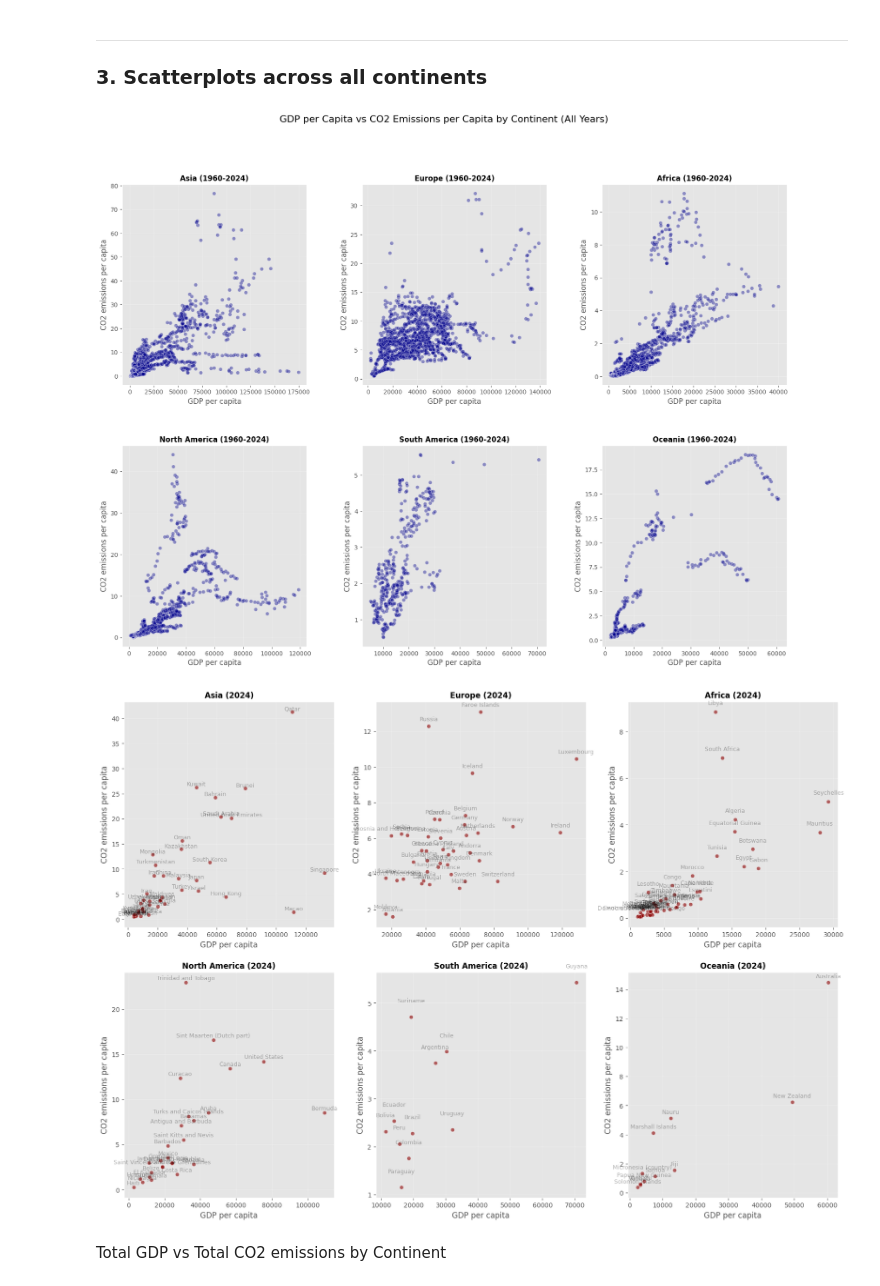
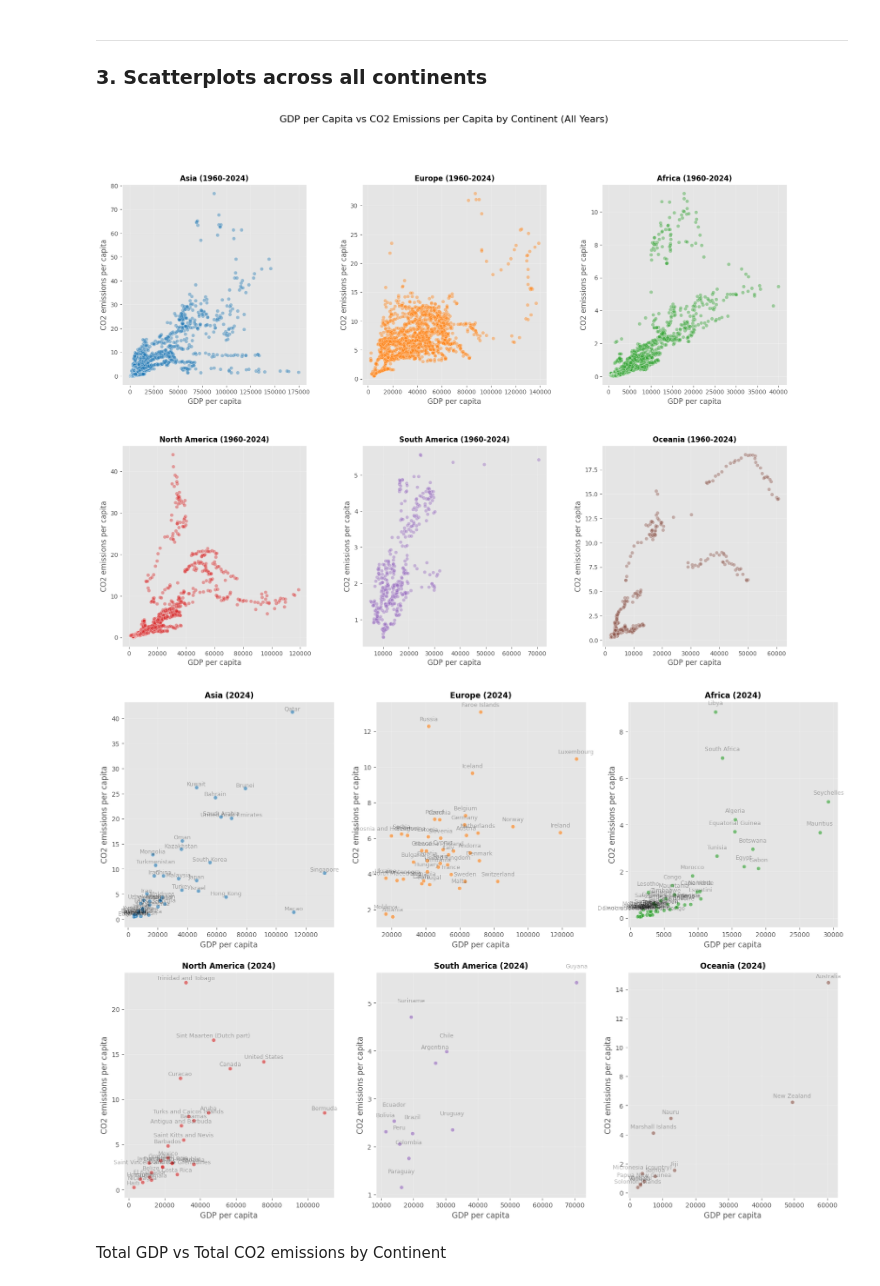
Before and after one commit to martinadep/co2_emissions_data_mining, a Jupyter notebook: notebooks/1c_EDA_scatterplots.ipynb, the cells around one changed output. Saved outputs shown, nothing was run; the diff lists cells and outputs as text; code cells hidden in the pictures.

```diff
--- a/notebooks/1c_EDA_scatterplots.ipynb
+++ b/notebooks/1c_EDA_scatterplots.ipynb
@@ -138,6 +156,7 @@ plt.show()
 # %%
 continents = df['Continent'].unique()
 continents = [c for c in continents if pd.notna(c)]  # Remove NaN values
+colors = sns.color_palette('tab10', n_colors=len(continents))
 
 # Filter out outliers
 df_filtered = df[df['CO2 emissions per capita'] < 350].copy()
@@ -157,7 +176,7 @@ for idx, continent in enumerate(continents):
     max_year = df_continent['Year'].max()
 
     sns.scatterplot(data=df_continent, x='GDP per capita',
-                    y='CO2 emissions per capita', alpha=0.4, color='darkblue', ax=axes_all_years[idx])
+                    y='CO2 emissions per capita', alpha=0.4, color=colors[idx], ax=axes_all_years[idx])
     axes_all_years[idx].set_title(f'{continent} ({min_year}-{max_year})', fontsize=12, fontweight='bold')
     axes_all_years[idx].set_xlabel('GDP per capita')
     axes_all_years[idx].set_ylabel('CO2 emissions per capita')
@@ -167,38 +186,38 @@ for idx, continent in enumerate(continents):
     df_continent_2024 = df_filtered[(df_filtered['Year'] == 2024) & (df_filtered['Continent'] == continent)]
 
     sns.scatterplot(data=df_continent_2024, x='GDP per capita',
-                    y='CO2 emissions per capita', alpha=0.6, color='darkred', ax=axes_2024[idx])
+                    y='CO2 emissions per capita', alpha=0.6, color=colors[idx], ax=axes_2024[idx])
     axes_2024[idx].set_title(f'{continent} (2024)', fontsize=12, fontweight='bold')
     axes_2024[idx].set_xlabel('GDP per capita')
     axes_2024[idx].set_ylabel('CO2 emissions per capita')
     axes_2024[idx].grid(True, alpha=0.3)
     for i in range(df_continent_2024.shape[0]):
         axes_2024[idx].text(x=df_continent_2024['GDP per capita'].iloc[i],
                             y=df_continent_2024['CO2 emissions per capita'].iloc[i] + 0.3,
                             s=df_continent_2024['Country Name'].iloc[i],
                             fontsize=9,
                             alpha=0.3,
                             ha='center')
 
 # Hide unused subplots if continents < 6
 for idx in range(len(continents), len(axes_all_years)):
     axes_all_years[idx].set_visible(False)
     axes_2024[idx].set_visible(False)
 
 fig_all_years.suptitle('GDP per Capita vs CO2 Emissions per Capita by Continent (All Years)', fontsize=16, y=0.995)
 fig_all_years.subplots_adjust(hspace=0.3, wspace=0.3)
 fig_all_years.savefig('../outputs/plots/scatterplots/scatterplot_pc_all_continents_all_years.png',
                       dpi=300, bbox_inches='tight')
 plt.show()
 
 fig_2024.suptitle('GDP per Capita vs CO2 Emissions per Capita by Continent (2024)', fontsize=16, y=0.995)
 fig_2024.subplots_adjust(hspace=0.3, wspace=0.3)
 fig_2024.savefig('../outputs/plots/scatterplots/scatterplot_pc_all_continents_2024.png',
                  dpi=300, bbox_inches='tight')
 plt.show()
 # %% [output]
-[figure, old version]
+[figure, new version]
-[figure, old version]
+[figure, new version]
 # %% [markdown]
 Total GDP vs Total CO2 emissions by Continent
 # %%
```
Also changed, not shown: parts of 1 cell of this notebook, 2 other files.
